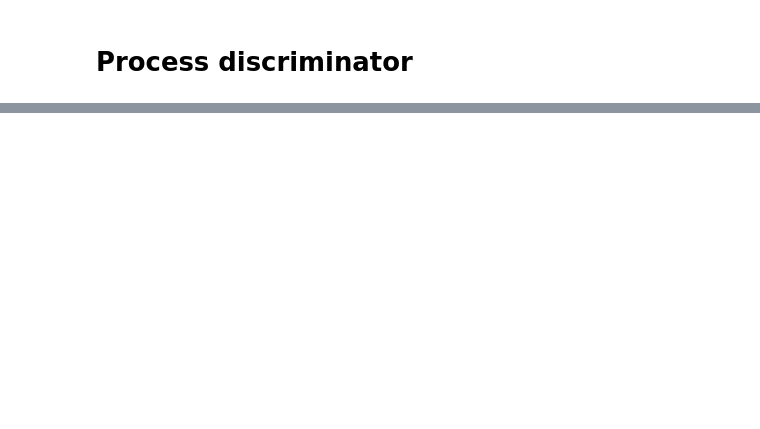
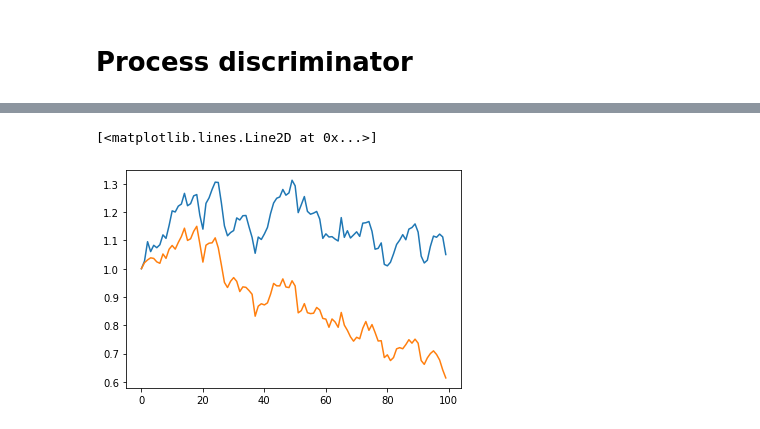
Before and after one commit to ocmob/market_simulator, a Jupyter notebook: notebooks/process_discriminator.ipynb, the cells around one changed output, grey strips where cells are left out. Cells and saved outputs as stored; diff of their text form; code cells hidden in the pictures; blank space fills up the shorter version.

```diff
--- a/notebooks/process_discriminator.ipynb
+++ b/notebooks/process_discriminator.ipynb
@@ -49,0 +31,16 @@ Do set1 and set3 come from DIFFERENT distributions? False
+# %%
+def generate_correlated_gbms_with_timeline(mu, sigma, cov, n_points = 100, rng = default_rng(69)):
+    bm1, bm2, timeline = generate_correlated_bms_with_timeline(cov, n_points, rng)
+
+    gbm1 = np.exp((mu - sigma ** 2 / 2.) * timeline + sigma * bm1)
+    gbm2 = np.exp((mu - sigma ** 2 / 2.) * timeline + sigma * bm2)
+
+    return gbm1, gbm2, timeline
+# %%
+def piecewise_linear_embedding_row_vct(path, time):
+    assert len(path) == len(time), "Path and Time lengths must be equal"
+
+    path = path.reshape(-1, 1)
+    time = time.reshape(-1, 1)
+
+    return np.concatenate((path, time), axis = 1)
@@ -49,0 +52,4 @@ Do set1 and set3 come from DIFFERENT distributions? False
+# %%
+def generate_correlated_gbms_piecewise_lin(mu, sigma, cov, n_points = 100, rng = default_rng(69)):
+    gbm1, gbm2, timeline = generate_correlated_gbms_with_timeline(mu, sigma, cov, n_points, rng)
+    return piecewise_linear_embedding_row_vct(gbm1, timeline), piecewise_linear_embedding_row_vct(gbm2, timeline)
@@ -49,0 +60,8 @@ Do set1 and set3 come from DIFFERENT distributions? False
+# %%
+sig1, sig2 = generate_correlated_gbms_piecewise_lin(0.02, 0.3, 0.5, 100)
+# %%
+plt.plot(sig1[:, 0])
+plt.plot(sig2[:, 0])
+# %% [output]
+[<matplotlib.lines.Line2D at 0x...>]
+[figure, added]
```
Also changed, not shown: parts of 22 cells of this notebook, 8 other files.
